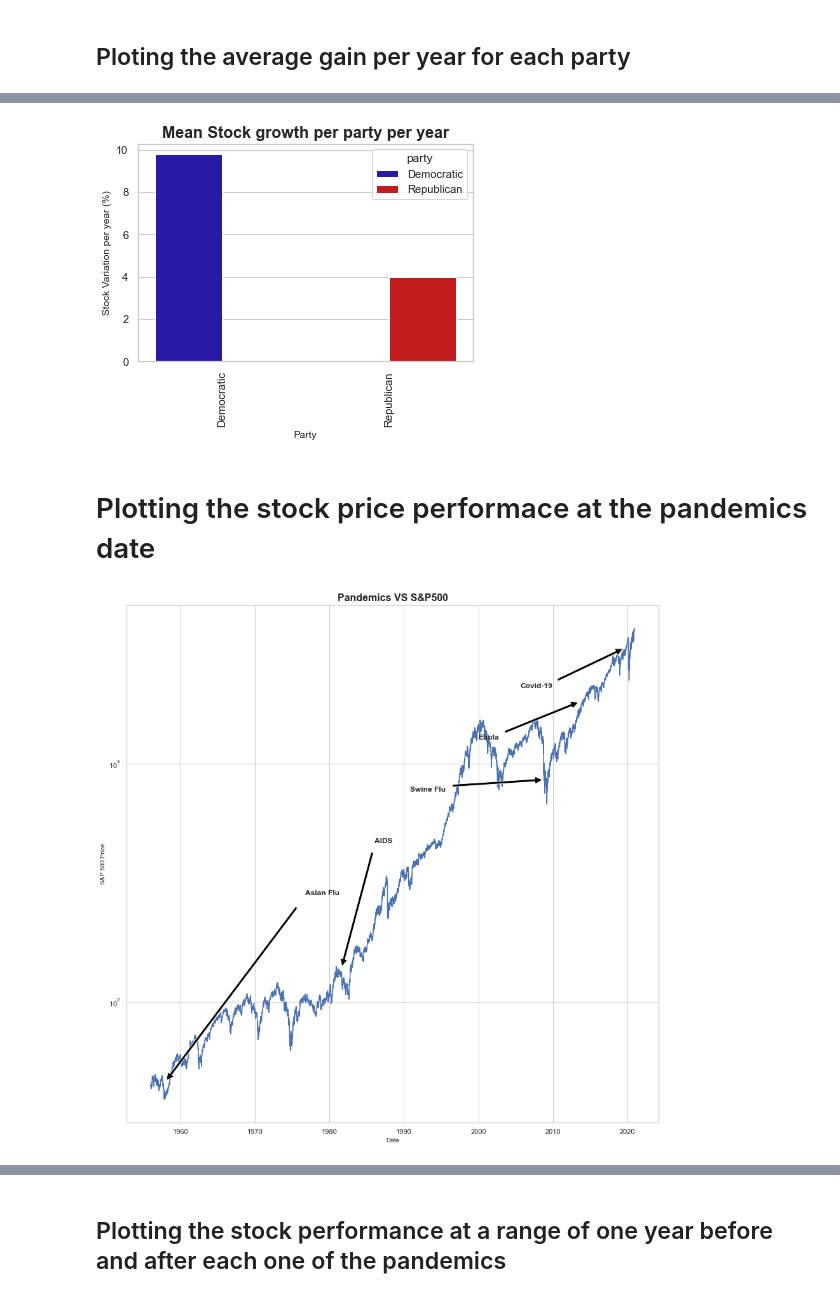
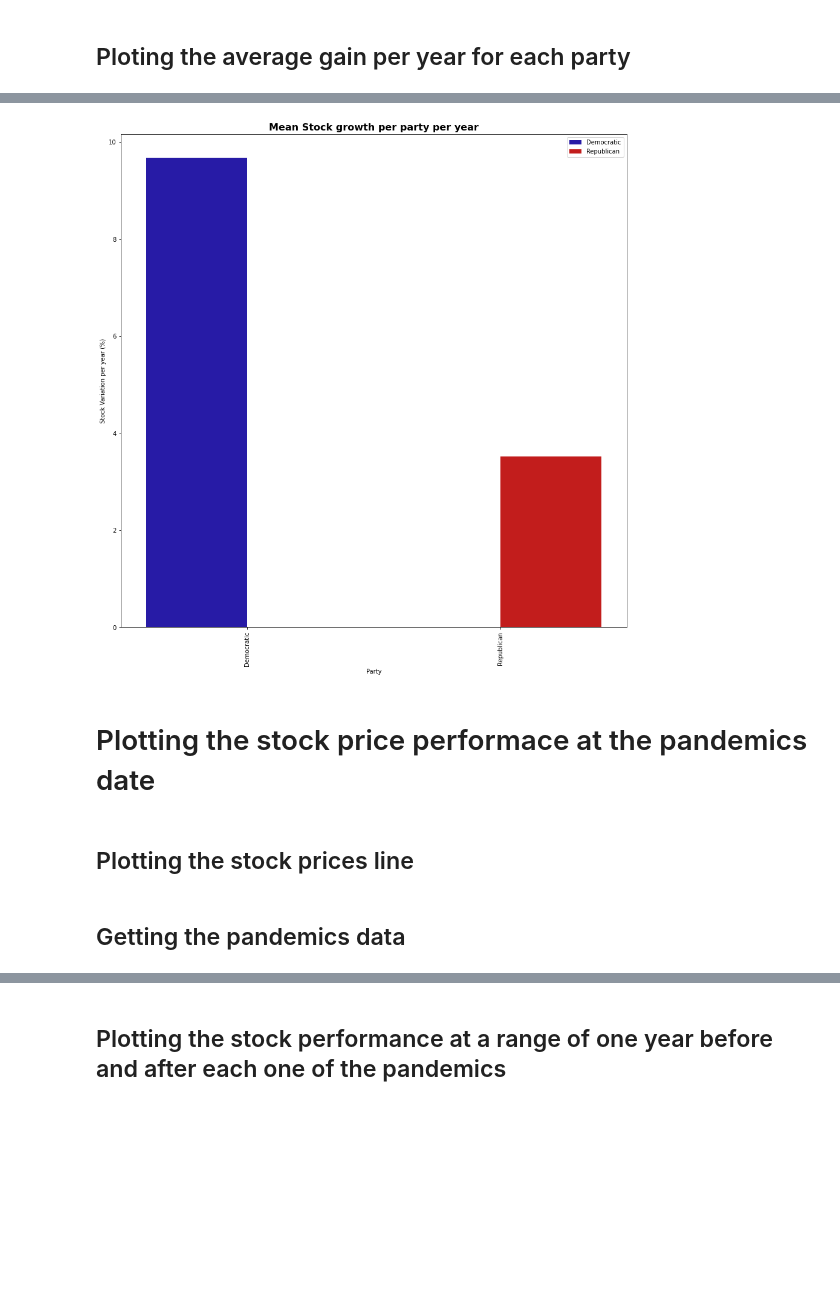
Before and after one commit to jairNeto/stocks_prices_medium, a Jupyter notebook: Udacity_stock.ipynb, the cells around one changed output, grey strips where cells are left out. Drawn from its saved outputs; the diff is of its cells as text; code cells hidden in the pictures; blank space fills up the shorter version.

```diff
--- a/Udacity_stock.ipynb
+++ b/Udacity_stock.ipynb
@@ -118,0 +181,2 @@ presidential_data['start'] = pd.to_datetime(presidential_data['start'])
+# %%
+presidential_data = split_presidential_data_terms(presidential_data)
@@ -197,10 +385,9 @@ ax;
-# %%
-presidential_data['growth_per_year'] = presidential_data['stocks_result'] / (presidential_data['legislation_time_day'] / days_in_year)
 # %%
-palette ={'Democratic': '#1404BD', 'Republican': '#DE0100'}
-sns.set_theme(style='whitegrid')
-ax = sns.barplot(x='name', y='growth_per_year', hue='party', data=presidential_data, palette=palette)
-plt.setp(ax.get_xticklabels(), rotation=90)
-formatting_axis(ax, 'Stock growth per term per year', 'President Name', 'Stock Variation (%)')
-ax;
+democratic_republican_stocks_barplot(presidential_data,
+                                     'name',
+                                     'growth_per_year',
+                                     'party',
+                                     'Stock growth per term per year',
+                                     'President Name',
+                                     'Stock Variation (%)')
 # %% [output]
@@ -210,9 +403,14 @@ ax;
 # %%
-presidential_data_grouped = presidential_data.groupby(['party']).agg({'stocks_result':'sum', 'legislation_time_day': 'sum'}).reset_index()
-presidential_data_grouped['legislation_time_year'] = presidential_data_grouped['legislation_time_day'] / 365.25
-presidential_data_grouped['stock_grow_per_year'] = presidential_data_grouped['stocks_result'] / presidential_data_grouped['legislation_time_year']
-inflation = 3.44
-presidential_data_grouped['stock_grow_per_year_inflation_adjusted'] = (((100 + presidential_data_grouped['stock_grow_per_year']) / (100 + inflation)) - 1) * 100
+presidential_data_grouped = presidential_data.groupby(['party']).agg(
+                {'stocks_result': 'sum', 'num_days_term': 'sum'}).reset_index()
+presidential_data_grouped['term_time_year'] = \
+    presidential_data_grouped['num_days_term'] / days_in_year
+presidential_data_grouped['stock_grow_per_year'] = \
+    presidential_data_grouped['stocks_result'] / \
+    presidential_data_grouped['term_time_year']
+presidential_data_grouped['stock_grow_per_year_inflation_adjusted'] = (
+    ((100 + presidential_data_grouped['stock_grow_per_year']) / \
+     (100 + inflation)) - 1) * 100
 # %% [markdown]
 ## Ploting the average gain per year for each party
 # %%
@@ -224,10 +422,11 @@ presidential_data_grouped
 # %%
-palette ={'Democratic': '#1404BD', 'Republican': '#DE0100'}
-sns.set_theme(style='whitegrid')
-ax = sns.barplot(x='party', y='stock_grow_per_year_inflation_adjusted', hue='party', data=presidential_data_grouped, palette=palette)
-plt.setp(ax.get_xticklabels(), rotation=90)
-formatting_axis(ax, 'Mean Stock growth per party per year', 'Party', 'Stock Variation per year (%)')
-ax;
+democratic_republican_stocks_barplot(presidential_data_grouped,
+                                     'party',
+                                     'stock_grow_per_year_inflation_adjusted',
+                                     'party',
+                                     'Mean Stock growth per party per year',
+                                     'Party',
+                                     'Stock Variation per year (%)')
 # %% [output]
-[figure, old version]
+[figure, new version]
 # %%
@@ -243,14 +464,11 @@ def add_annotation(ax, name, data, date, i=0):
                 weight='bold')
 # %% [markdown]
 # Plotting the stock price performace at the pandemics date
+# %% [markdown]
+## Plotting the stock prices line
+# %% [markdown]
+## Getting the pandemics data
 # %%
-# Create our figure and data we'll use for plotting
-fig, ax = plt.subplots(figsize=(15, 15))
-
-# Plot a line and add some simple annotations
-line, = ax.plot(assets_prices_df["1956-01-01":].index, assets_prices_df["1956-01-01":]['Close'])
-ax.set_yscale('log')
-
 asian_flu_date = datetime.datetime(1957, 2, 11)
 asian_flu = 'Asian Flu'
 aids_date = datetime.datetime(1981, 6, 10)
@@ -264,11 +482,3 @@ covid = 'Covid-19'
 pandemic_dates = [asian_flu_date, aids_date,
                   swine_flu_date, ebola_date, covid_date]
 pandemic_names = [asian_flu, aids, swine_flu, ebola, covid]
-
-for i, name in enumerate(pandemic_names):
-    add_annotation(ax, name, assets_prices_df, pandemic_dates[i], i)
-
-formatting_axis(ax, 'Pandemics VS S&P500', 'Date', 'S&P 500 Price')
-plt.show();
-# %% [output]
-[figure, removed]
```
Also changed, not shown: parts of 108 cells of this notebook, 1 other file.
